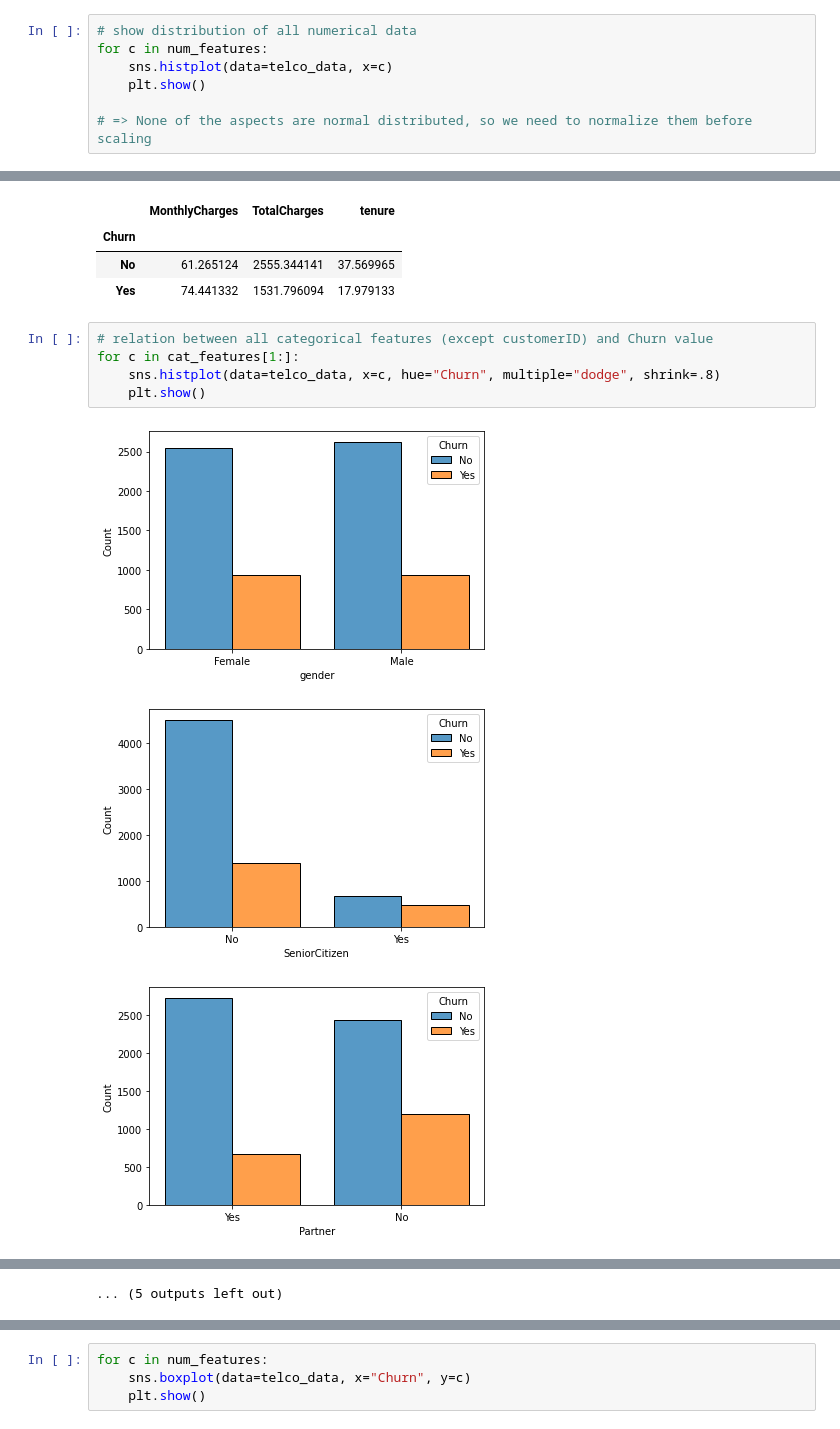
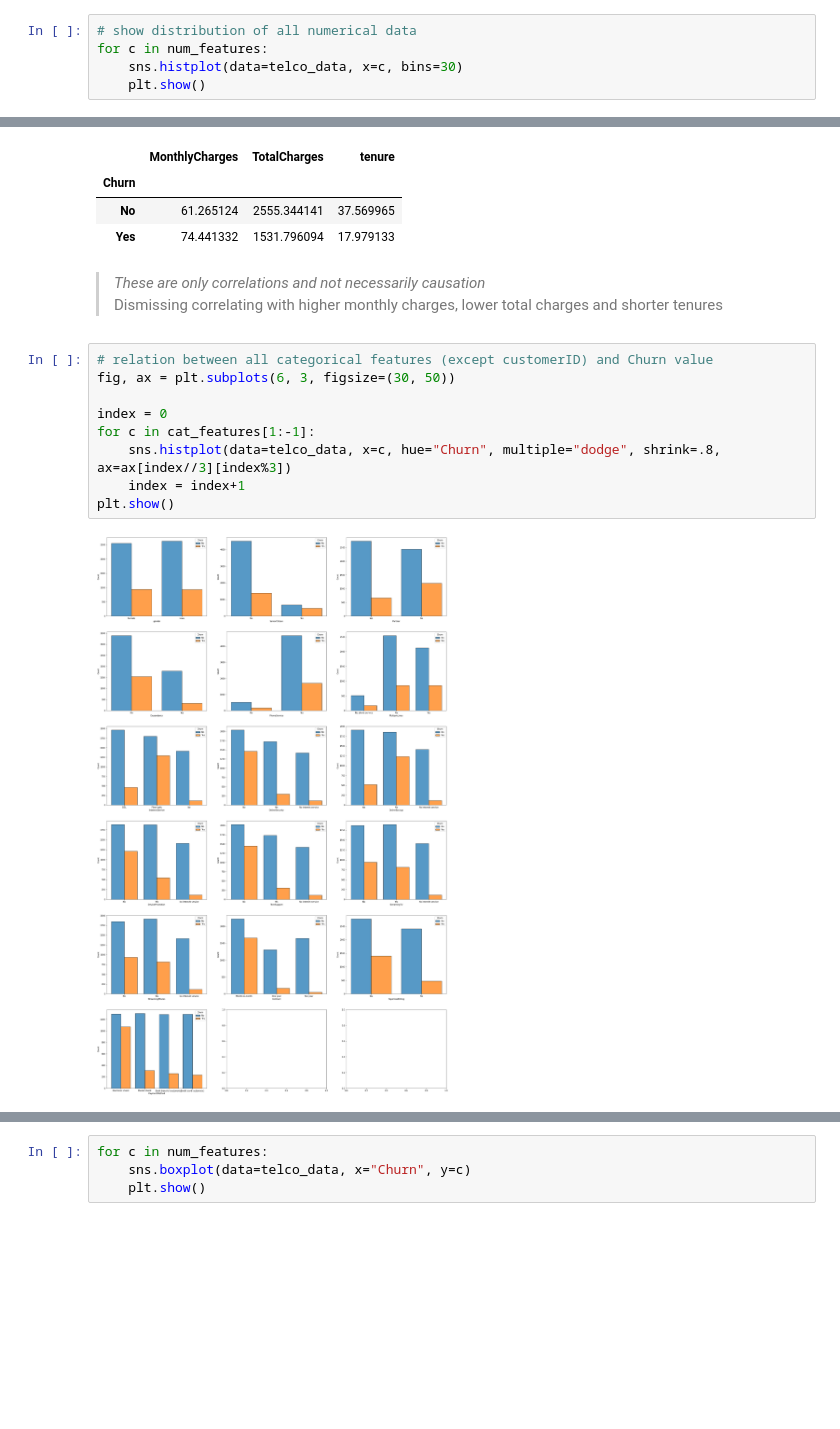
Before and after one commit to phisinger/Predict-telco-churn, a Jupyter notebook: notebooks/1-data_understanding_prerparation.ipynb, the cells around one changed output, grey strips where cells are left out. Cells and saved outputs as stored; diff of their text form; blank space fills up the shorter version.

```diff
--- a/notebooks/1-data_understanding_prerparation.ipynb
+++ b/notebooks/1-data_understanding_prerparation.ipynb
@@ -124,8 +126,6 @@ numerical data Index(['tenure', 'MonthlyCharges', 'TotalCharges'], dtype='object
 # %%
 # show distribution of all numerical data
 for c in num_features:
-    sns.histplot(data=telco_data, x=c)
+    sns.histplot(data=telco_data, x=c, bins=30)
     plt.show()
-
-# => None of the aspects are normal distributed, so we need to normalize them before scaling
 # %% [output]
@@ -140,12 +142,17 @@ pd.pivot_table(data=telco_data, index="Churn", values=num_features)
 | Churn |  |  |  |
 | No | 61.265124 | 2555.344141 | 37.569965 |
 | Yes | 74.441332 | 1531.796094 | 17.979133 |
+# %% [markdown]
+> *These are only correlations and not necessarily causation*
+> Dismissing correlating with higher monthly charges, lower total charges and shorter tenures
 # %%
 # relation between all categorical features (except customerID) and Churn value
-for c in cat_features[1:]:
-    sns.histplot(data=telco_data, x=c, hue="Churn", multiple="dodge", shrink=.8)
-    plt.show()
+fig, ax = plt.subplots(6, 3, figsize=(30, 50))
+
+index = 0
+for c in cat_features[1:-1]:
+    sns.histplot(data=telco_data, x=c, hue="Churn", multiple="dodge", shrink=.8, ax=ax[index//3][index%3])
+    index = index+1
+plt.show()
 # %% [output]
-[figure, old version]
+[figure, new version]
-[figure, removed]
-[figure, removed]
@@ -161 +158,0 @@ for c in cat_features[1:]:
-... (5 outputs left out)
```
Also changed, not shown: parts of 14 cells of this notebook, 1 other file.
